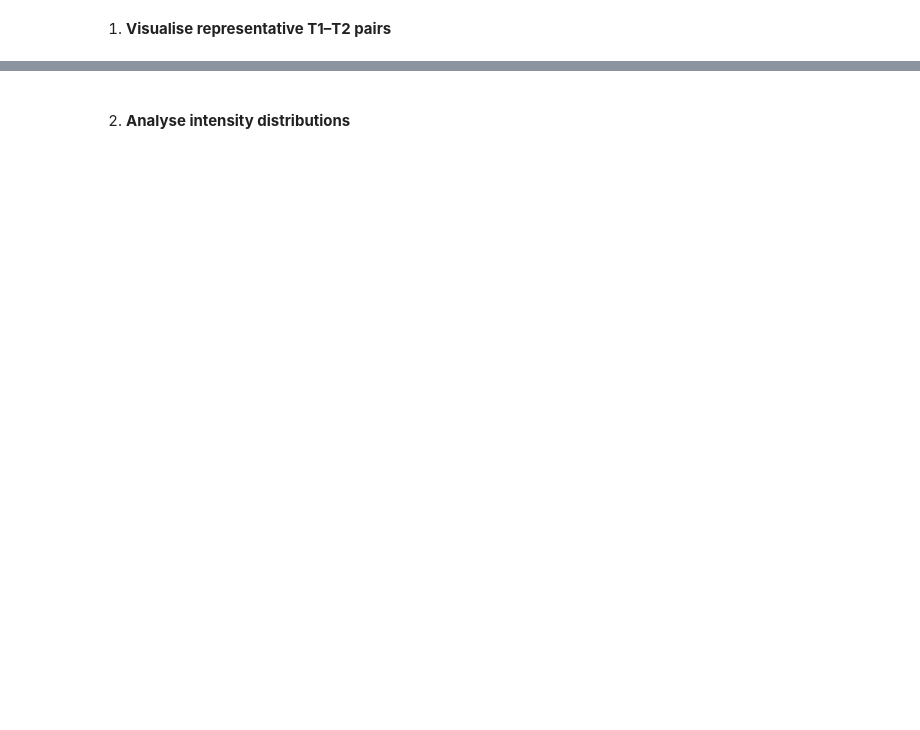
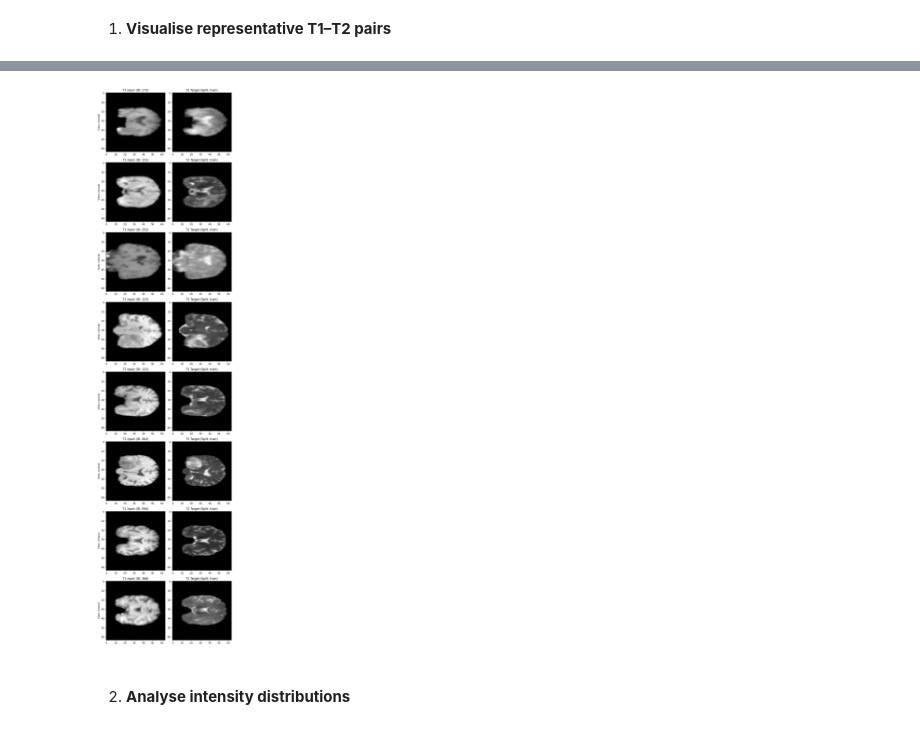
Before and after one commit to fremondi/deep-learning-for-signals-and-images, a Jupyter notebook: Assessment_Q1.ipynb, the cells around one changed output, grey strips where cells are left out. Cells and saved outputs as stored; diff of their text form; code cells hidden in the pictures; blank space fills up the shorter version.

```diff
--- a/Assessment_Q1.ipynb
+++ b/Assessment_Q1.ipynb
@@ -102,3 +207,8 @@ Please, **make sure to thoroughly describe and comment every piece of code that
+# %%
+# coronal view plotting
+plot_samples(coronal_samples)
+# %% [output]
+[figure, added]
 # %% [markdown]
 <br>
 
```
Also changed, not shown: parts of 13 cells of this notebook, 2 other files.
